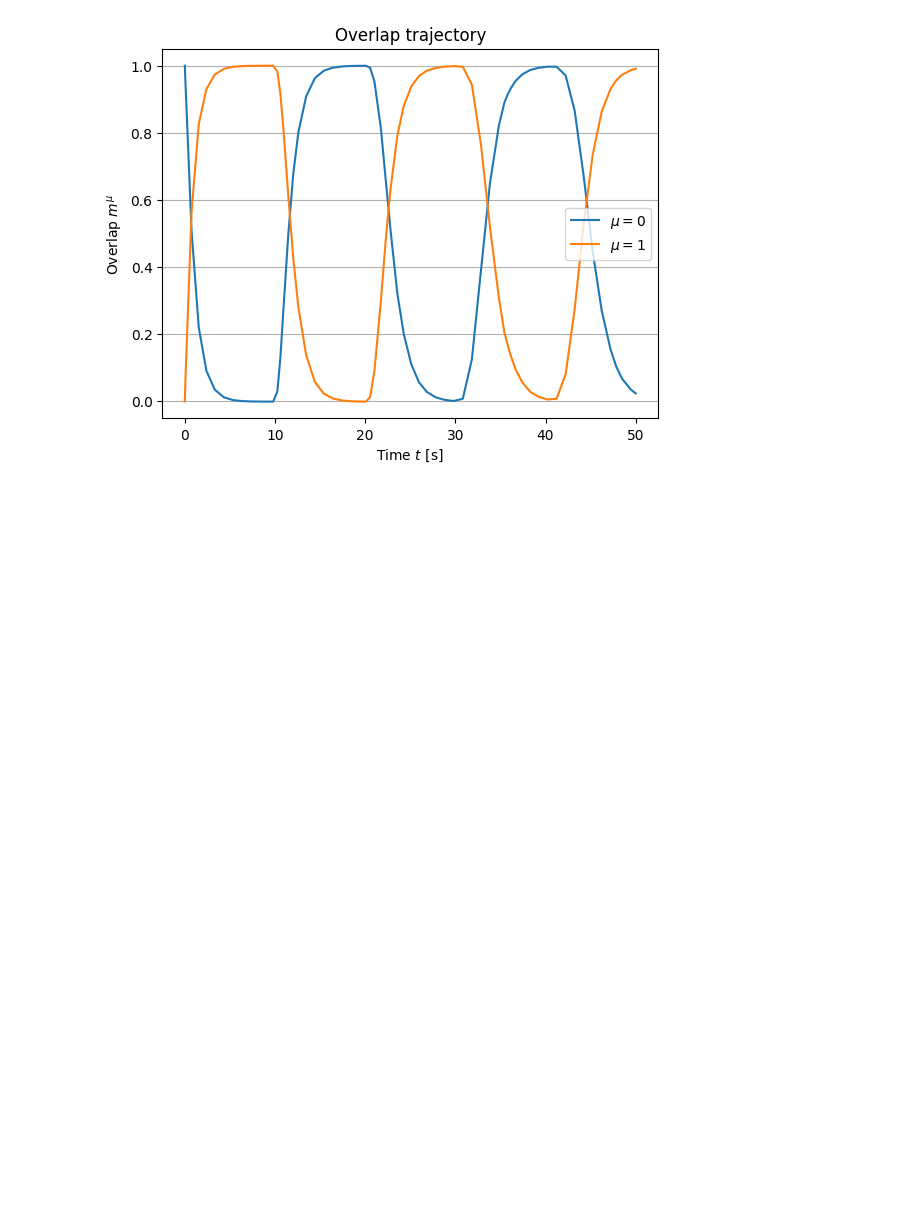
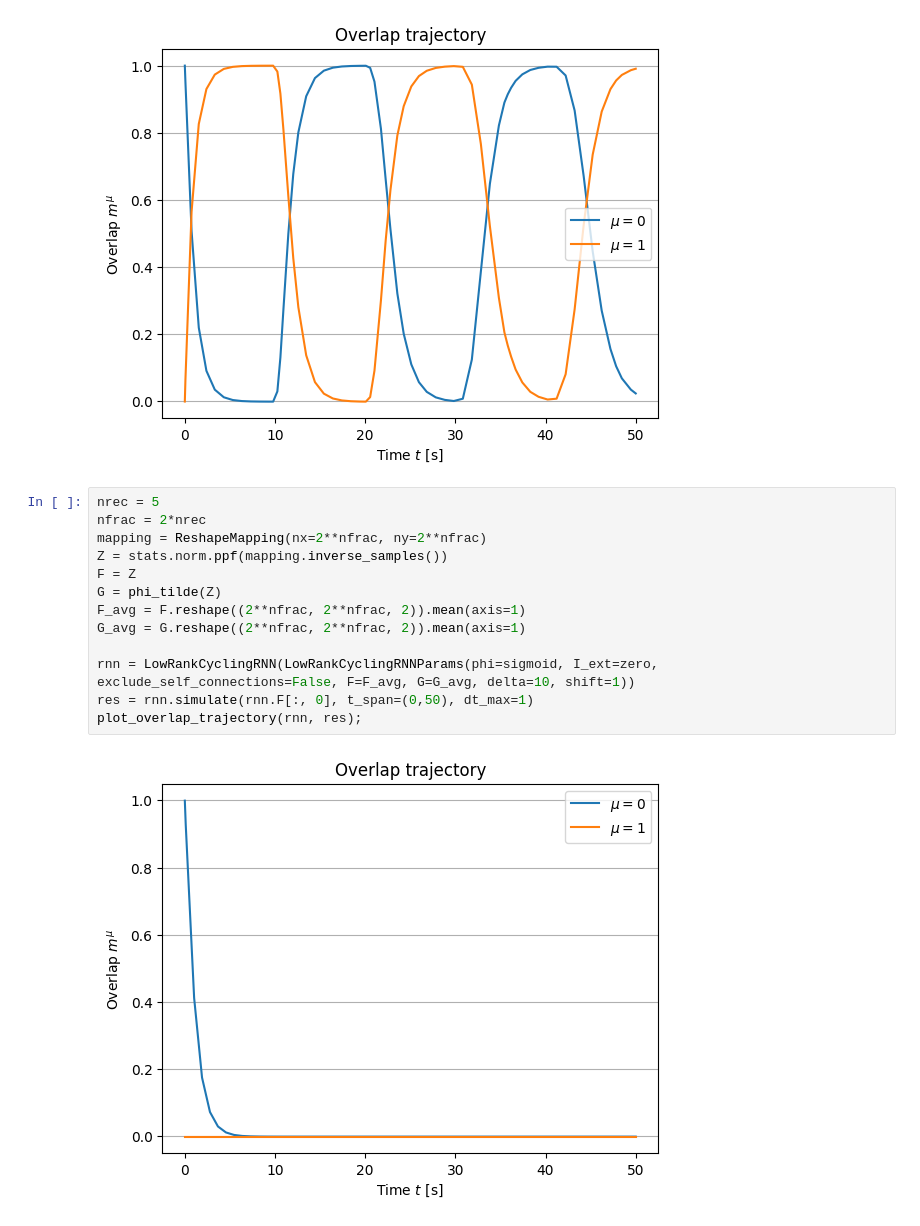
Before and after one commit to ninivert/lcnthesis, a Jupyter notebook: notebooks/uniform_sampling.ipynb, the cells around one changed output. Cells and saved outputs as stored; diff of their text form; blank space fills up the shorter version.

```diff
--- a/notebooks/uniform_sampling.ipynb
+++ b/notebooks/uniform_sampling.ipynb
@@ -59,3 +59,18 @@ res = rnn.simulate(rnn.F[:, 0], t_span=(0,50), dt_max=1)
 plot_overlap_trajectory(rnn, res);
 # %% [output]
 [figure]
+# %%
+nrec = 5
+nfrac = 2*nrec
+mapping = ReshapeMapping(nx=2**nfrac, ny=2**nfrac)
+Z = stats.norm.ppf(mapping.inverse_samples())
+F = Z
+G = phi_tilde(Z)
+F_avg = F.reshape((2**nfrac, 2**nfrac, 2)).mean(axis=1)
+G_avg = G.reshape((2**nfrac, 2**nfrac, 2)).mean(axis=1)
+
+rnn = LowRankCyclingRNN(LowRankCyclingRNNParams(phi=sigmoid, I_ext=zero, exclude_self_connections=False, F=F_avg, G=G_avg, delta=10, shift=1))
+res = rnn.simulate(rnn.F[:, 0], t_span=(0,50), dt_max=1)
+plot_overlap_trajectory(rnn, res);
+# %% [output]
+[figure, added]
```
